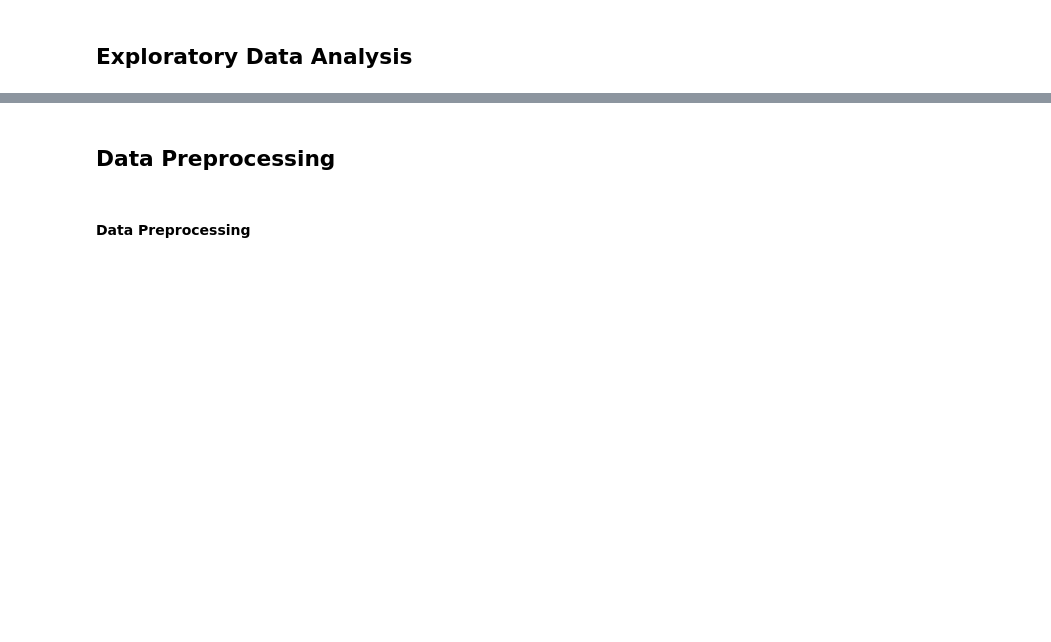
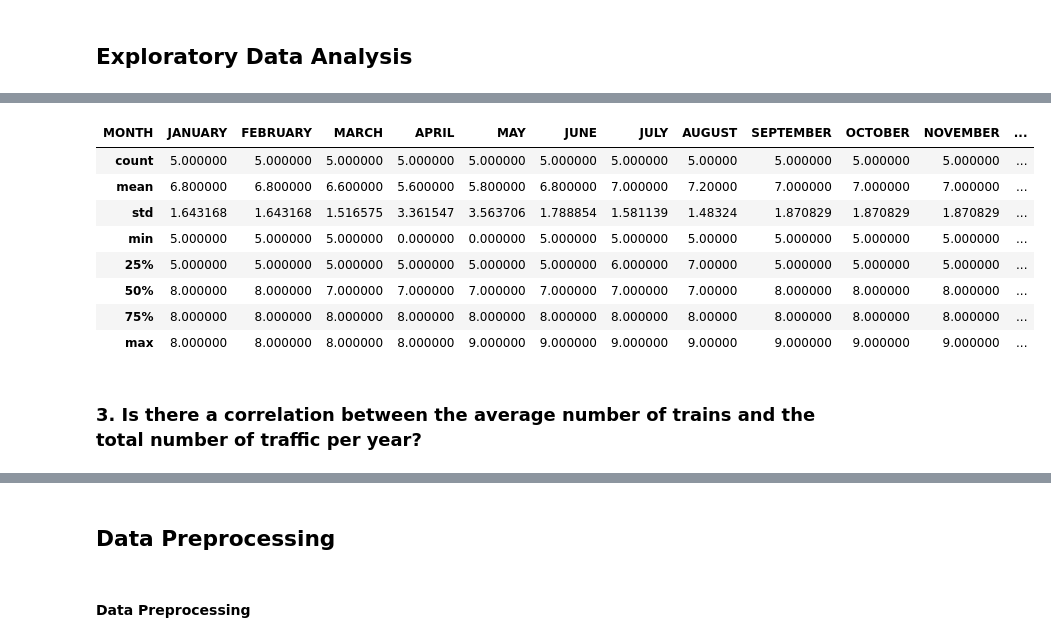
Before and after one commit to AGR-Yes/LRT-KPI, a Jupyter notebook: main.ipynb, the cells around one changed output, grey strips where cells are left out. Saved outputs shown, nothing was run; the diff lists cells and outputs as text; code cells hidden in the pictures; blank space fills up the shorter version.

```diff
--- a/main.ipynb
+++ b/main.ipynb
@@ -48,0 +40,5 @@ df.head()
+# %%
+traffic_df = pd.read_csv("datasets\passenger_traffic.csv")
+peak_df = pd.read_csv("datasets\peak_hour_trainsets_running.csv")
+
+display(traffic_df, peak_df)
@@ -60,0 +220,7 @@ df.info()
+# %%
+peak_transposed = peak_df[["MONTH","2018","2019","2020","2021","2022"]].T
+# %%
+peak_transposed.columns = peak_transposed.iloc[0]
+peak_transposed = peak_transposed.drop(peak_transposed.index[0])
+peak_transposed = peak_transposed.drop("AVERAGE", axis=1)
+peak_transposed = peak_transposed.apply(pd.to_numeric, errors='coerce')
@@ -60,0 +244,14 @@ df.info()
+# %%
+peak_transposed.describe()
+# %% [output]
+| MONTH | JANUARY | FEBRUARY | MARCH | APRIL | MAY | JUNE | JULY | AUGUST | SEPTEMBER | OCTOBER | NOVEMBER | ... |
+| count | 5.000000 | 5.000000 | 5.000000 | 5.000000 | 5.000000 | 5.000000 | 5.000000 | 5.00000 | 5.000000 | 5.000000 | 5.000000 | ... |
+| mean | 6.800000 | 6.800000 | 6.600000 | 5.600000 | 5.800000 | 6.800000 | 7.000000 | 7.20000 | 7.000000 | 7.000000 | 7.000000 | ... |
+| std | 1.643168 | 1.643168 | 1.516575 | 3.361547 | 3.563706 | 1.788854 | 1.581139 | 1.48324 | 1.870829 | 1.870829 | 1.870829 | ... |
+| min | 5.000000 | 5.000000 | 5.000000 | 0.000000 | 0.000000 | 5.000000 | 5.000000 | 5.00000 | 5.000000 | 5.000000 | 5.000000 | ... |
+| 25% | 5.000000 | 5.000000 | 5.000000 | 5.000000 | 5.000000 | 5.000000 | 6.000000 | 7.00000 | 5.000000 | 5.000000 | 5.000000 | ... |
+| 50% | 8.000000 | 8.000000 | 7.000000 | 7.000000 | 7.000000 | 7.000000 | 7.000000 | 7.00000 | 8.000000 | 8.000000 | 8.000000 | ... |
+| 75% | 8.000000 | 8.000000 | 8.000000 | 8.000000 | 8.000000 | 8.000000 | 8.000000 | 8.00000 | 8.000000 | 8.000000 | 8.000000 | ... |
+| max | 8.000000 | 8.000000 | 8.000000 | 8.000000 | 9.000000 | 9.000000 | 9.000000 | 9.00000 | 9.000000 | 9.000000 | 9.000000 | ... |
+# %% [markdown]
+### **3. Is there a correlation between the average number of trains and the total number of traffic per year?**
```
Also changed, not shown: parts of 34 cells of this notebook.
